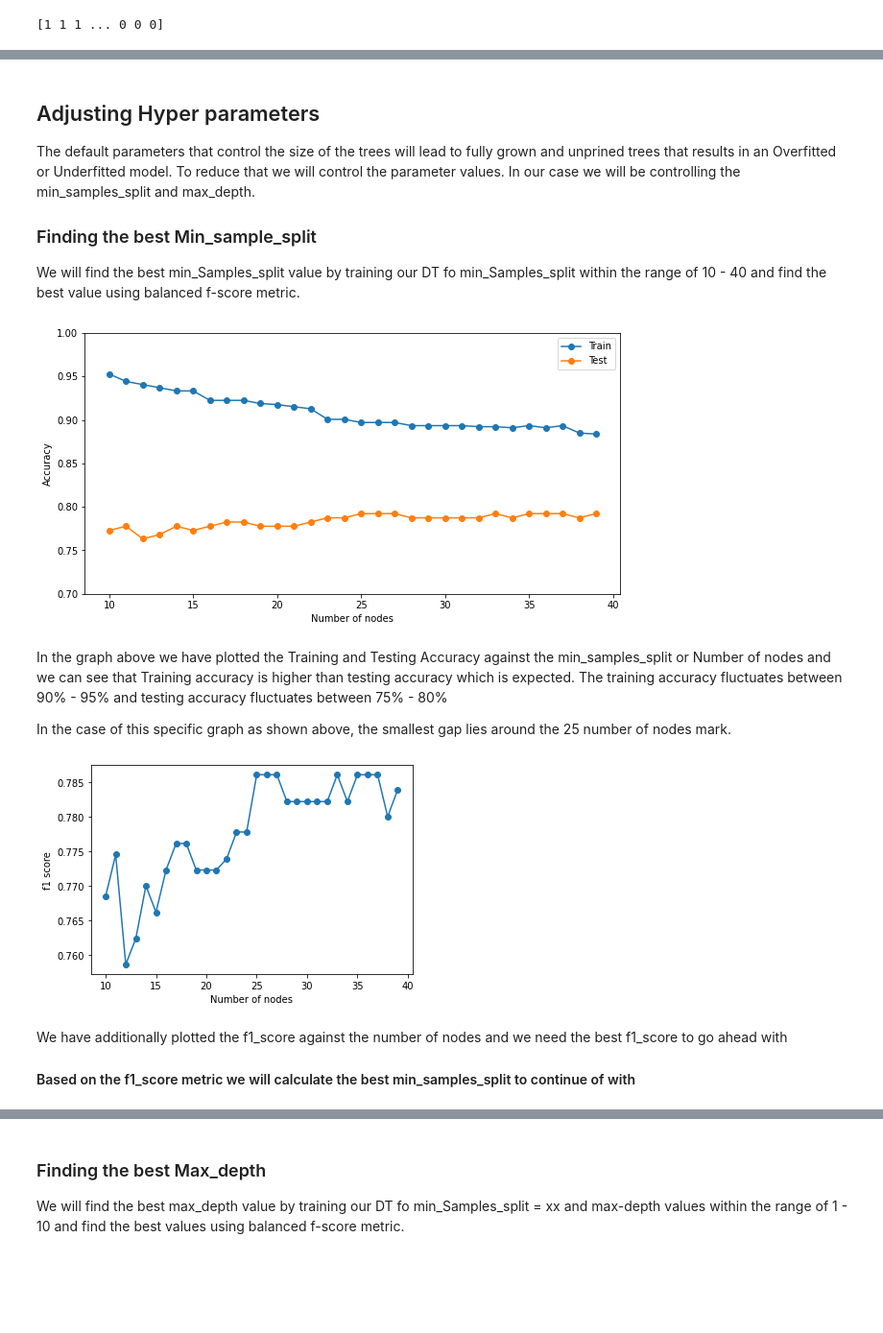
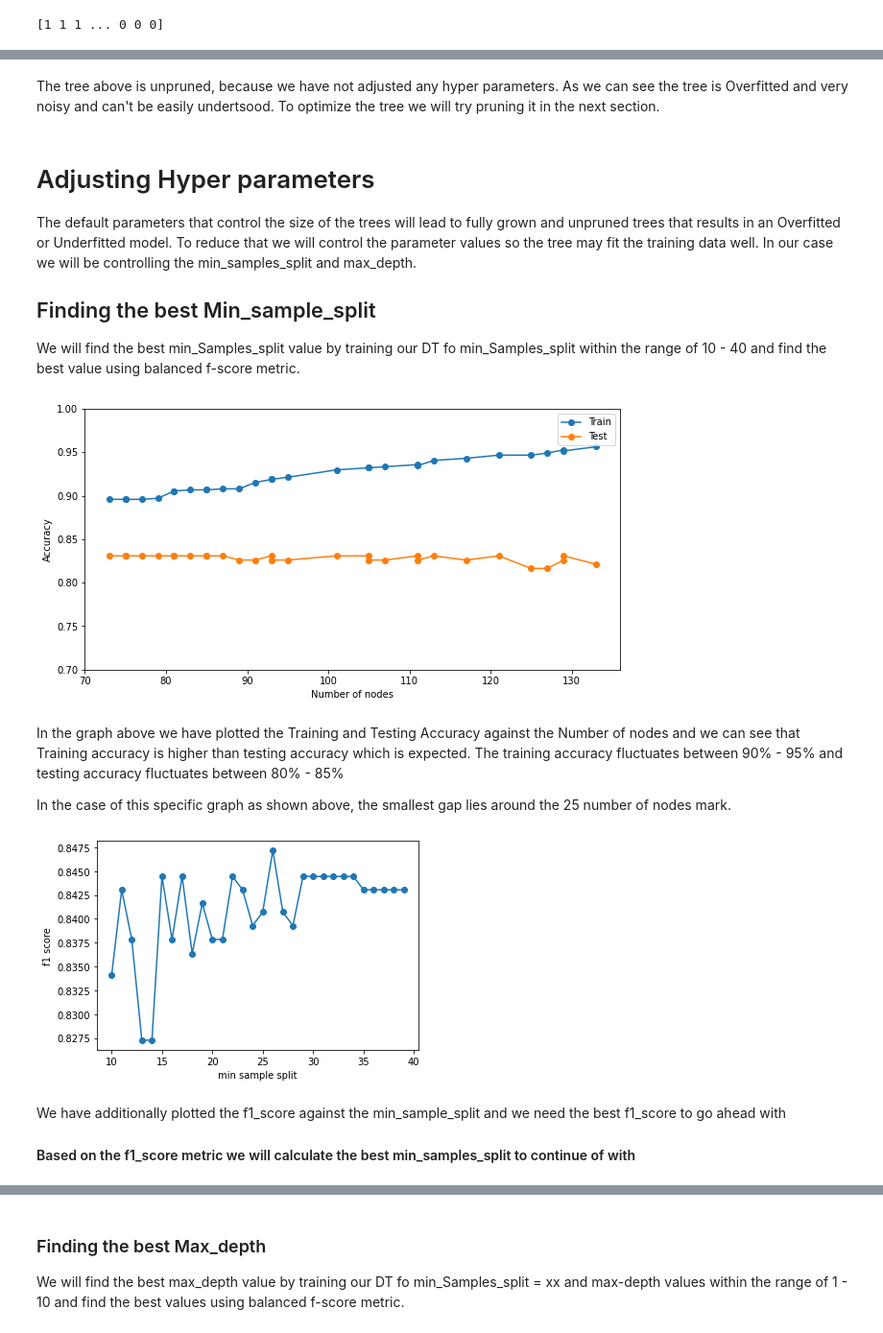
Before and after one commit to dhritix1999/ML-Rainfall-Forecasting-Model, a Jupyter notebook: Assignment2.ipynb, the cells around one changed output, grey strips where cells are left out. Shown at 96% size. Cells and saved outputs as stored; diff of their text form; code cells hidden in the pictures; blank space fills up the shorter version.

Commit message:
adjusted assignment 2

```diff
--- a/Assignment2.ipynb
+++ b/Assignment2.ipynb
@@ -72,12 +82,14 @@ Test_score / Test_accuracy:  [0.70048309 0.79710145 0.71497585 0.79126214 0.8300
+# %% [markdown]
+The tree above is unpruned, because we have not adjusted any hyper parameters. As we can see the tree is Overfitted and very noisy and can't be easily undertsood. To optimize the tree we will try pruning it in the next section.
 # %% [markdown]
-## Adjusting Hyper parameters
-The default parameters that control the size of the trees will lead to fully grown and unprined trees that results in an Overfitted or Underfitted model. To reduce that we will control the parameter values. In our case we will be controlling the min_samples_split and max_depth.
+# Adjusting Hyper parameters
+The default parameters that control the size of the trees will lead to fully grown and unpruned trees that results in an Overfitted or Underfitted model. To reduce that we will control the parameter values so the tree may fit the training data well. In our case we will be controlling the min_samples_split and max_depth.
 
-### Finding the best Min_sample_split
+## Finding the best Min_sample_split
 We will find the best min_Samples_split value by training our DT fo min_Samples_split within the range of 10 - 40 and find the best value using balanced f-score metric.
 # %%
 # define lists to collect score
-train_scores, test_scores, f1_scores = list(), list(), list()
+train_scores, test_scores, f1_scores, total_nodes = list(), list(), list(), list()
 
 #defining min_sample_split values (number of nodes)
 values = [i for i in range(10, 40)]
@@ -89,6 +101,9 @@ for i in values:
 
     #Training it
     model.fit(X_train, y_train)
+
+    #count total number of nodes and append to list
+    total_nodes.append(model.tree_.node_count)
 
     #appending training accuracy
     train_scores.append(model.score(X_train, y_train))
@@ -105,8 +120,8 @@ for i in values:
 # plot of accuracy vs 'numbed of nodes'
 plt.figure(figsize=(10,5))
 
-plt.plot(values, train_scores, '-o', label='Train')
-plt.plot(values, test_scores, '-o', label='Test')
+plt.plot(total_nodes, train_scores, '-o', label='Train')
+plt.plot(total_nodes, test_scores, '-o', label='Test')
 
 plt.xlabel("Number of nodes")
 plt.ylabel("Accuracy")
@@ -115,21 +130,21 @@ plt.axis([None, None, 0.7, 1.0])
 plt.legend()
 plt.show()
 # %% [output]
-[figure, old version]
+[figure, new version]
 # %% [markdown]
-In the graph above we have plotted the Training and Testing Accuracy against the min_samples_split or Number of nodes and we can see that Training accuracy is higher than testing accuracy which is expected. The training accuracy fluctuates between 90% - 95% and testing accuracy fluctuates between 75% - 80%
+In the graph above we have plotted the Training and Testing Accuracy against the Number of nodes and we can see that Training accuracy is higher than testing accuracy which is expected. The training accuracy fluctuates between 90% - 95% and testing accuracy fluctuates between 80% - 85%
 
 In the case of this specific graph as shown above, the smallest gap lies around the 25 number of nodes mark.
 # %%
 #plotting f1 score graph
-plt.xlabel("Number of nodes")
+plt.xlabel("min sample split")
 plt.ylabel("f1 score")
 plt.plot(values, f1_scores,'-o')
 plt.show()
 # %% [output]
-[figure, old version]
+[figure, new version]
 # %% [markdown]
-We have additionally plotted the f1_score against the number of nodes and we need the best f1_score to go ahead with
+We have additionally plotted the f1_score against the min_sample_split and we need the best f1_score to go ahead with
 
 #### Based on the f1_score metric we will calculate the best min_samples_split to continue of with
 # %%
```
Also changed, not shown: parts of 17 cells of this notebook.
